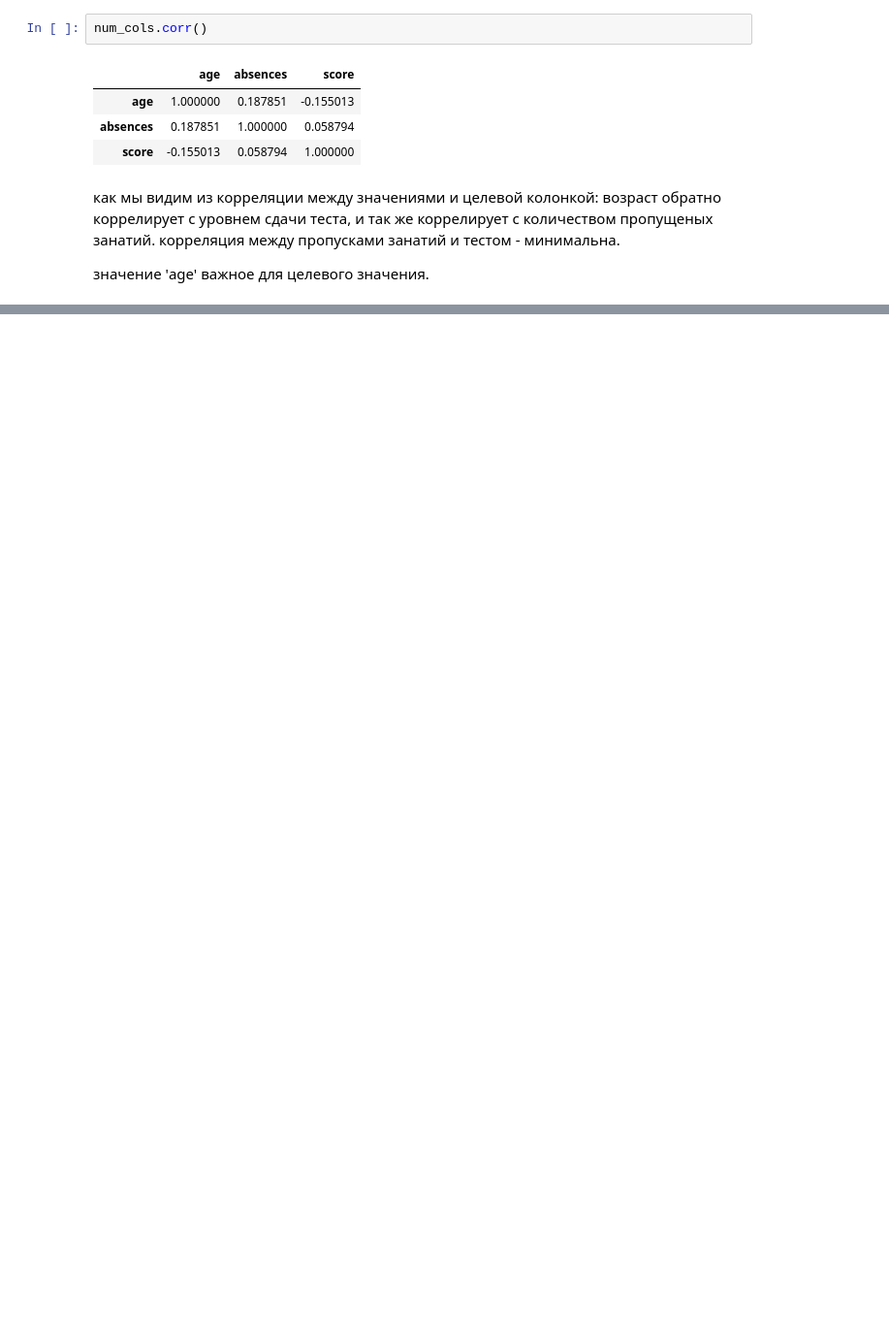
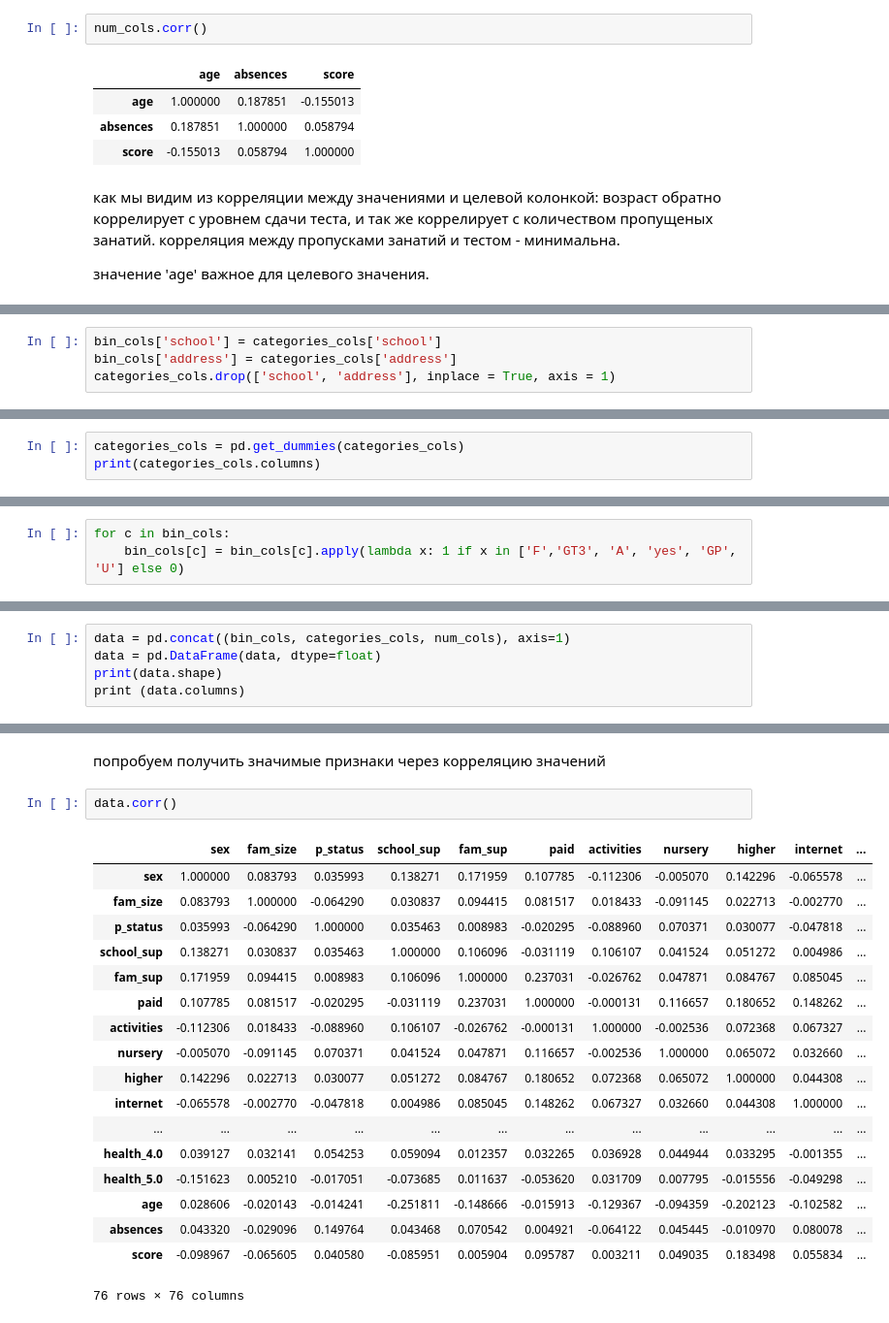
Before and after one commit to AnorVen/skillfactory_rds, a Jupyter notebook: module2/module2.ipynb, the cells around one changed output, grey strips where cells are left out. Shown at 97% size. Saved outputs shown, nothing was run; the diff lists cells and outputs as text; blank space fills up the shorter version.

```diff
--- a/module2/module2.ipynb
+++ b/module2/module2.ipynb
@@ -531,0 +557,4 @@ stud
+# %%
+bin_cols['school'] = categories_cols['school']
+bin_cols['address'] = categories_cols['address']
+categories_cols.drop(['school', 'address'], inplace = True, axis = 1)
@@ -531,0 +573,3 @@ stud
+# %%
+categories_cols = pd.get_dummies(categories_cols)
+print(categories_cols.columns)
@@ -531,0 +614,3 @@ stud
+# %%
+for c in bin_cols:
+    bin_cols[c] = bin_cols[c].apply(lambda x: 1 if x in ['F','GT3', 'A', 'yes', 'GP', 'U'] else 0)
@@ -531,0 +633,5 @@ stud
+# %%
+data = pd.concat((bin_cols, categories_cols, num_cols), axis=1)
+data = pd.DataFrame(data, dtype=float)
+print(data.shape)
+print (data.columns)
@@ -531,0 +659,23 @@ stud
+# %% [markdown]
+попробуем получить значимые признаки через корреляцию значений
+# %%
+data.corr()
+# %% [output]
+|  | sex | fam_size | p_status | school_sup | fam_sup | paid | activities | nursery | higher | internet | ... |
+| sex | 1.000000 | 0.083793 | 0.035993 | 0.138271 | 0.171959 | 0.107785 | -0.112306 | -0.005070 | 0.142296 | -0.065578 | ... |
+| fam_size | 0.083793 | 1.000000 | -0.064290 | 0.030837 | 0.094415 | 0.081517 | 0.018433 | -0.091145 | 0.022713 | -0.002770 | ... |
+| p_status | 0.035993 | -0.064290 | 1.000000 | 0.035463 | 0.008983 | -0.020295 | -0.088960 | 0.070371 | 0.030077 | -0.047818 | ... |
+| school_sup | 0.138271 | 0.030837 | 0.035463 | 1.000000 | 0.106096 | -0.031119 | 0.106107 | 0.041524 | 0.051272 | 0.004986 | ... |
+| fam_sup | 0.171959 | 0.094415 | 0.008983 | 0.106096 | 1.000000 | 0.237031 | -0.026762 | 0.047871 | 0.084767 | 0.085045 | ... |
+| paid | 0.107785 | 0.081517 | -0.020295 | -0.031119 | 0.237031 | 1.000000 | -0.000131 | 0.116657 | 0.180652 | 0.148262 | ... |
+| activities | -0.112306 | 0.018433 | -0.088960 | 0.106107 | -0.026762 | -0.000131 | 1.000000 | -0.002536 | 0.072368 | 0.067327 | ... |
+| nursery | -0.005070 | -0.091145 | 0.070371 | 0.041524 | 0.047871 | 0.116657 | -0.002536 | 1.000000 | 0.065072 | 0.032660 | ... |
+| higher | 0.142296 | 0.022713 | 0.030077 | 0.051272 | 0.084767 | 0.180652 | 0.072368 | 0.065072 | 1.000000 | 0.044308 | ... |
+| internet | -0.065578 | -0.002770 | -0.047818 | 0.004986 | 0.085045 | 0.148262 | 0.067327 | 0.032660 | 0.044308 | 1.000000 | ... |
+| ... | ... | ... | ... | ... | ... | ... | ... | ... | ... | ... | ... |
+| health_4.0 | 0.039127 | 0.032141 | 0.054253 | 0.059094 | 0.012357 | 0.032265 | 0.036928 | 0.044944 | 0.033295 | -0.001355 | ... |
+| health_5.0 | -0.151623 | 0.005210 | -0.017051 | -0.073685 | 0.011637 | -0.053620 | 0.031709 | 0.007795 | -0.015556 | -0.049298 | ... |
+| age | 0.028606 | -0.020143 | -0.014241 | -0.251811 | -0.148666 | -0.015913 | -0.129367 | -0.094359 | -0.202123 | -0.102582 | ... |
+| absences | 0.043320 | -0.029096 | 0.149764 | 0.043468 | 0.070542 | 0.004921 | -0.064122 | 0.045445 | -0.010970 | 0.080078 | ... |
+| score | -0.098967 | -0.065605 | 0.040580 | -0.085951 | 0.005904 | 0.095787 | 0.003211 | 0.049035 | 0.183498 | 0.055834 | ... |
+76 rows × 76 columns
```
Also changed, not shown: parts of 86 cells of this notebook.
